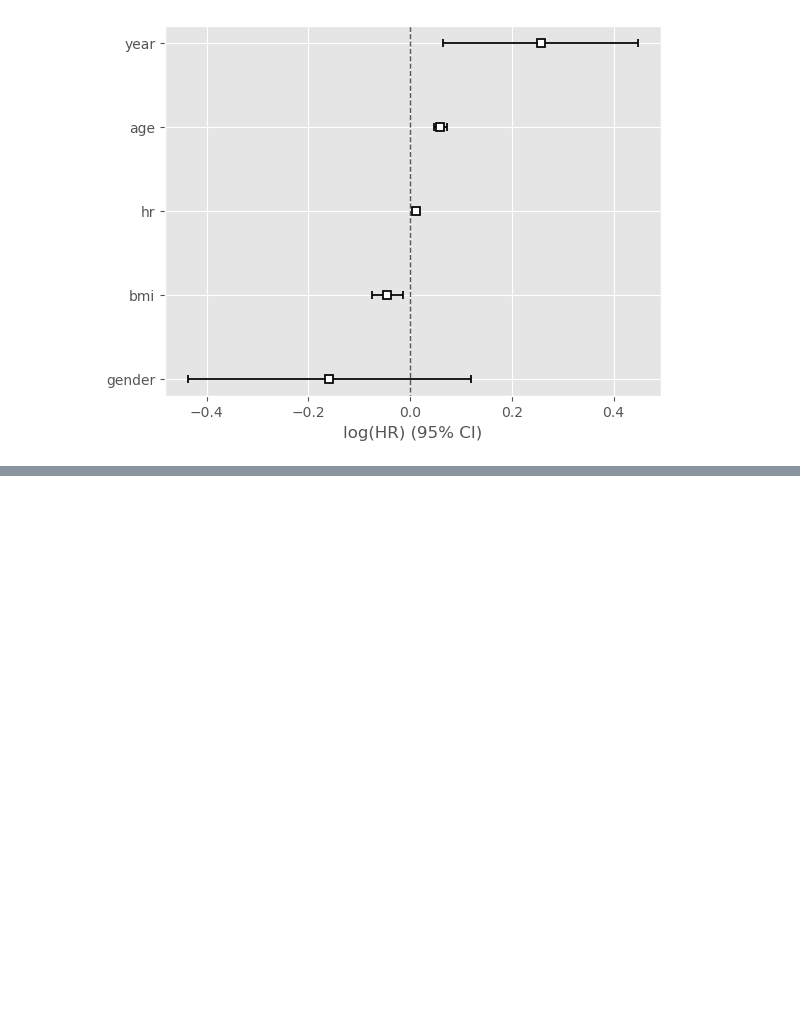
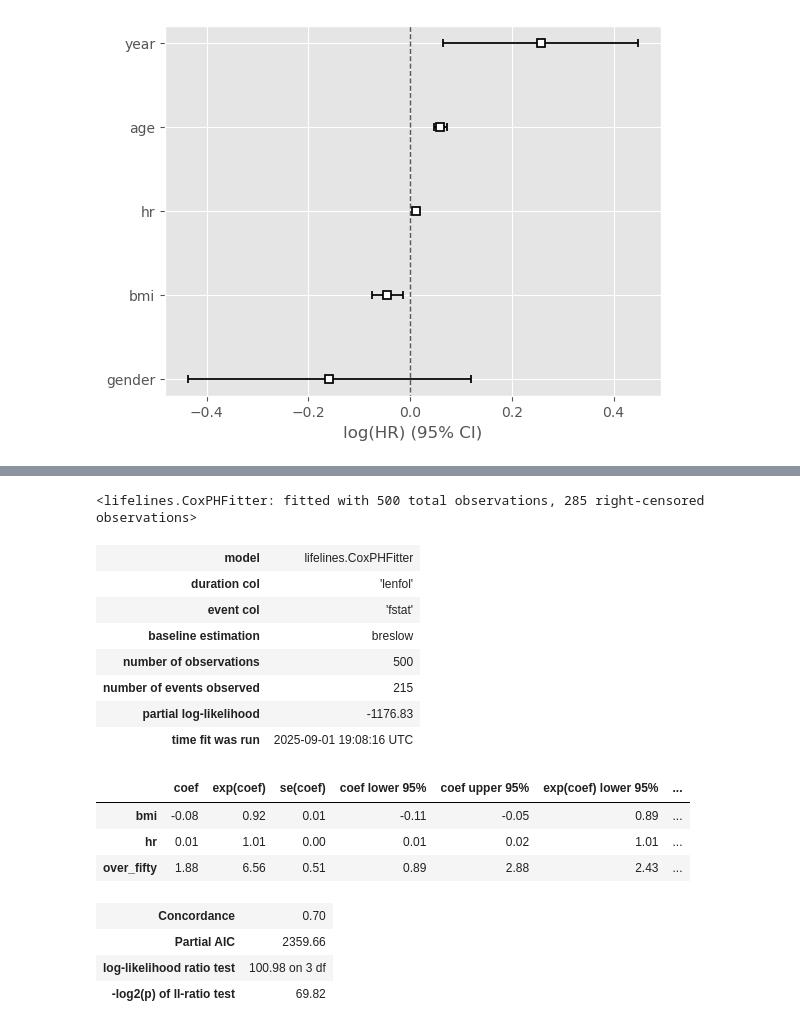
Before and after one commit to wolfJaeger/survivalanalysis, a Jupyter notebook: survival_whas500.ipynb, the cells around one changed output, grey strips where cells are left out. Saved outputs shown, nothing was run; the diff lists cells and outputs as text; code cells hidden in the pictures; blank space fills up the shorter version.

```diff
--- a/survival_whas500.ipynb
+++ b/survival_whas500.ipynb
@@ -261,0 +276,24 @@ cph.plot()
+# %%
+cph_x = CoxPHFitter()
+cph_x.fit(whas500, duration_col='lenfol', event_col='fstat', formula='bmi + hr + over_fifty')
+# %% [output]
+<lifelines.CoxPHFitter: fitted with 500 total observations, 285 right-censored observations>
+# %%
+cph_x.print_summary()
+# %% [output]
+| model | lifelines.CoxPHFitter |
+| duration col | 'lenfol' |
+| event col | 'fstat' |
+| baseline estimation | breslow |
+| number of observations | 500 |
+| number of events observed | 215 |
+| partial log-likelihood | -1176.83 |
+| time fit was run | 2025-09-01 19:08:16 UTC |
+|  | coef | exp(coef) | se(coef) | coef lower 95% | coef upper 95% | exp(coef) lower 95% | ... |
+| bmi | -0.08 | 0.92 | 0.01 | -0.11 | -0.05 | 0.89 | ... |
+| hr | 0.01 | 1.01 | 0.00 | 0.01 | 0.02 | 1.01 | ... |
+| over_fifty | 1.88 | 6.56 | 0.51 | 0.89 | 2.88 | 2.43 | ... |
+| Concordance | 0.70 |
+| Partial AIC | 2359.66 |
+| log-likelihood ratio test | 100.98 on 3 df |
+| -log2(p) of ll-ratio test | 69.82 |
```
Also changed, not shown: parts of 6 cells of this notebook.
